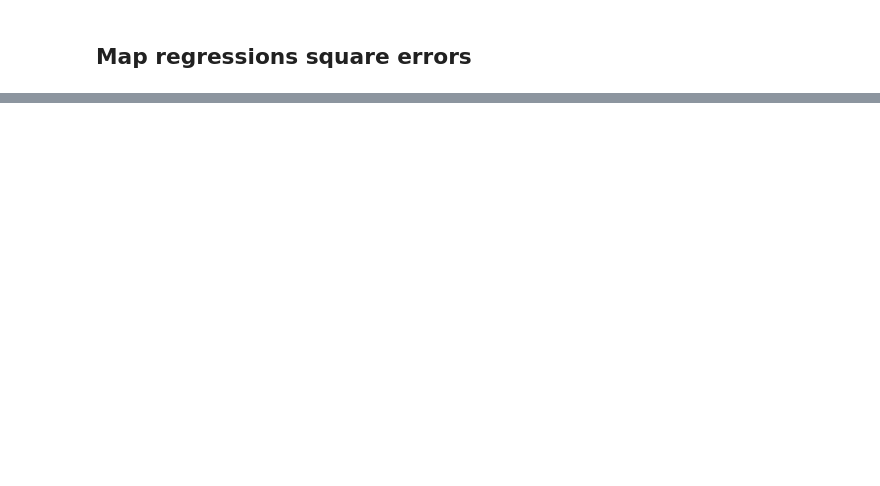
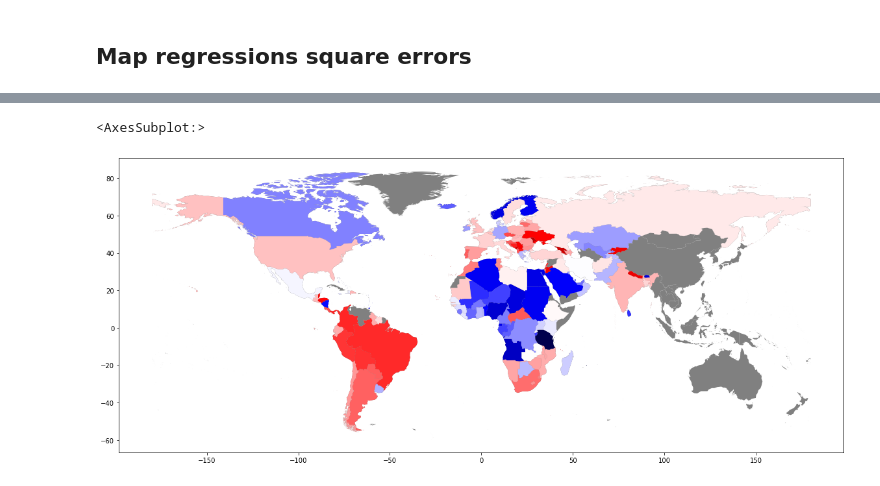
Before and after one commit to sjinko/covid_gdp, a Jupyter notebook: notebooks/covid_gdp.ipynb, the cells around one changed output, grey strips where cells are left out. Saved outputs shown, nothing was run; the diff lists cells and outputs as text; code cells hidden in the pictures; blank space fills up the shorter version.

```diff
--- a/notebooks/covid_gdp.ipynb
+++ b/notebooks/covid_gdp.ipynb
@@ -470,0 +488,14 @@ ModuleNotFoundError: No module named 'geopandas'
+# %%
+fig, ax = plt.subplots(figsize=(20,20))
+
+countries_wgs84.plot(color='grey', ax=ax)
+
+pd.concat([countries_wgs84.set_index('ISO3'),
+           filtered_world_error], axis=1).plot(column='covid',
+                                               cmap='seismic',
+                                               vmax=3,
+                                               vmin=-3,
+                                               ax=ax)
+# %% [output]
+<AxesSubplot:>
+[figure, added]
```
Also changed, not shown: parts of 9 cells of this notebook.
